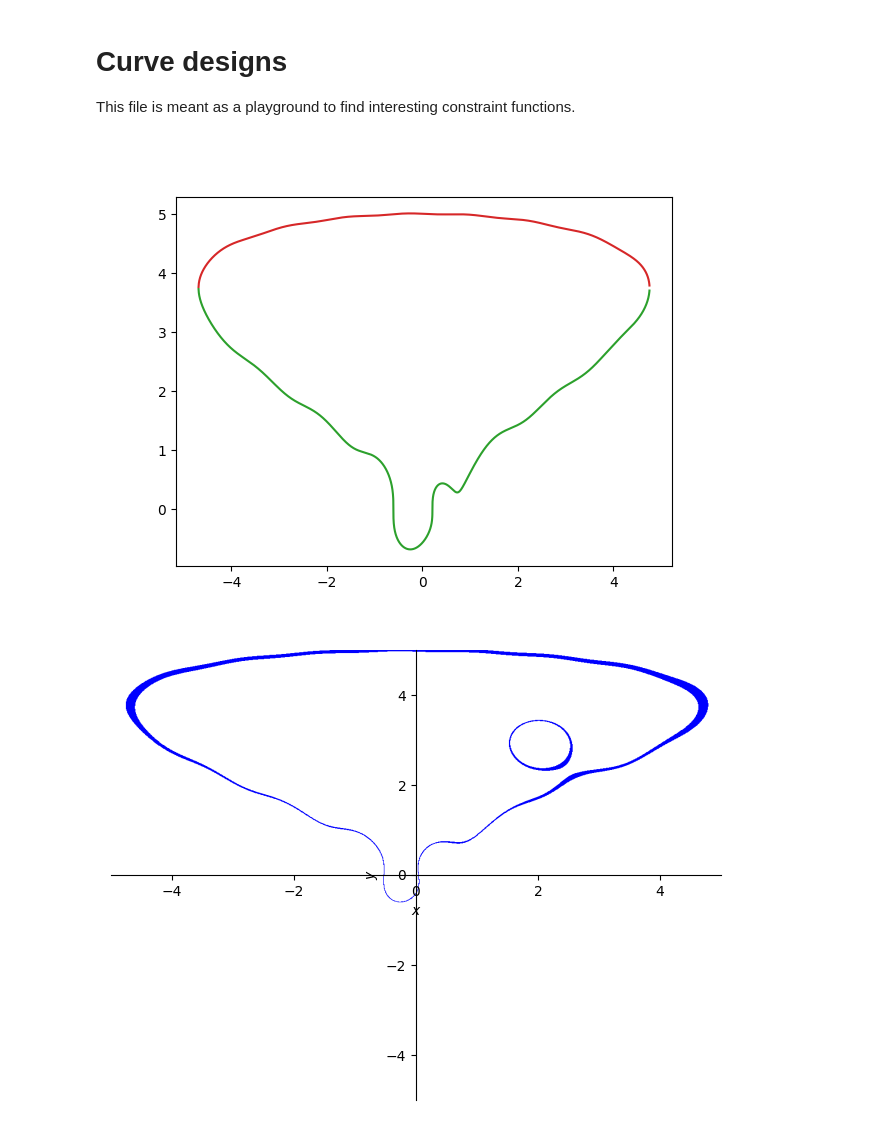
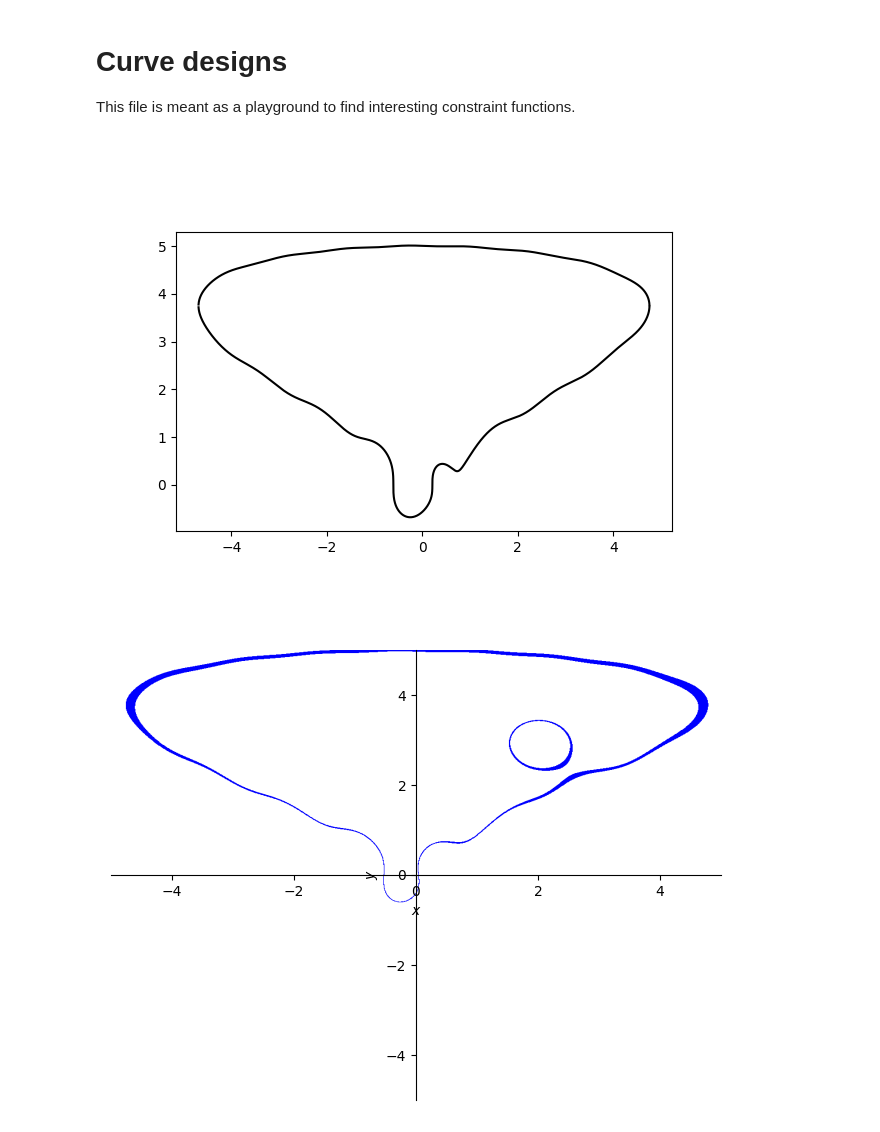
Before and after one commit to Homomorpheus/mathmod_ball_dae_ode, a Jupyter notebook: src/curve_designer.ipynb, the cells around one changed output. Saved outputs shown, nothing was run; the diff lists cells and outputs as text; code cells hidden in the pictures.

```diff
--- a/src/curve_designer.ipynb
+++ b/src/curve_designer.ipynb
@@ -12,19 +14,15 @@ import warnings
 # %%
 var("x y", real=True)
 
-sol = solve(y**4 + 3*x**2 - 5*y**3 + sin(5*x) - 1, y) # also interesting: x**4 + y**2 - x**2 - 1 = 0
+g =  y**4 + 3*x**2 - 5*y**3 + sin(5*x) - 1 # also interesting: x**4 + y**2 - x**2 - 1 = 0
+
+curve = geometry.CurveConstraint(g, x, y, inside="negative", xlim=(-5,5))
+fig, ax = plt.subplots()
+ax.set_aspect("equal")
+curve.plot(ax)
+plt.show()
+# %% [output]
+[figure, added]
-# %%
-xspace = np.linspace(-10, 10, int(1e4), dtype=np.complex128)
-sol_lambdas = [lambdify(x,s) for s in sol]
-
-for sol_lambda in sol_lambdas:
-    sol_vals = sol_lambda(xspace)
-    mask = np.logical_not(np.isclose(sol_vals.imag, 0))
-    plt.plot(np.ma.masked_array(xspace, mask), np.ma.masked_array(sol_vals, mask))
-
-plt.show()
-# %% [output]
-[figure, removed]
 # %%
 plot_implicit(y**4 + 3*x**2 - 5*y**3 + sin(5*x) + 10/((x-2)**2 + (y-3)**2) - 1)
 # %% [output]
```
Also changed, not shown: parts of 1 cell of this notebook, 6 other files.
